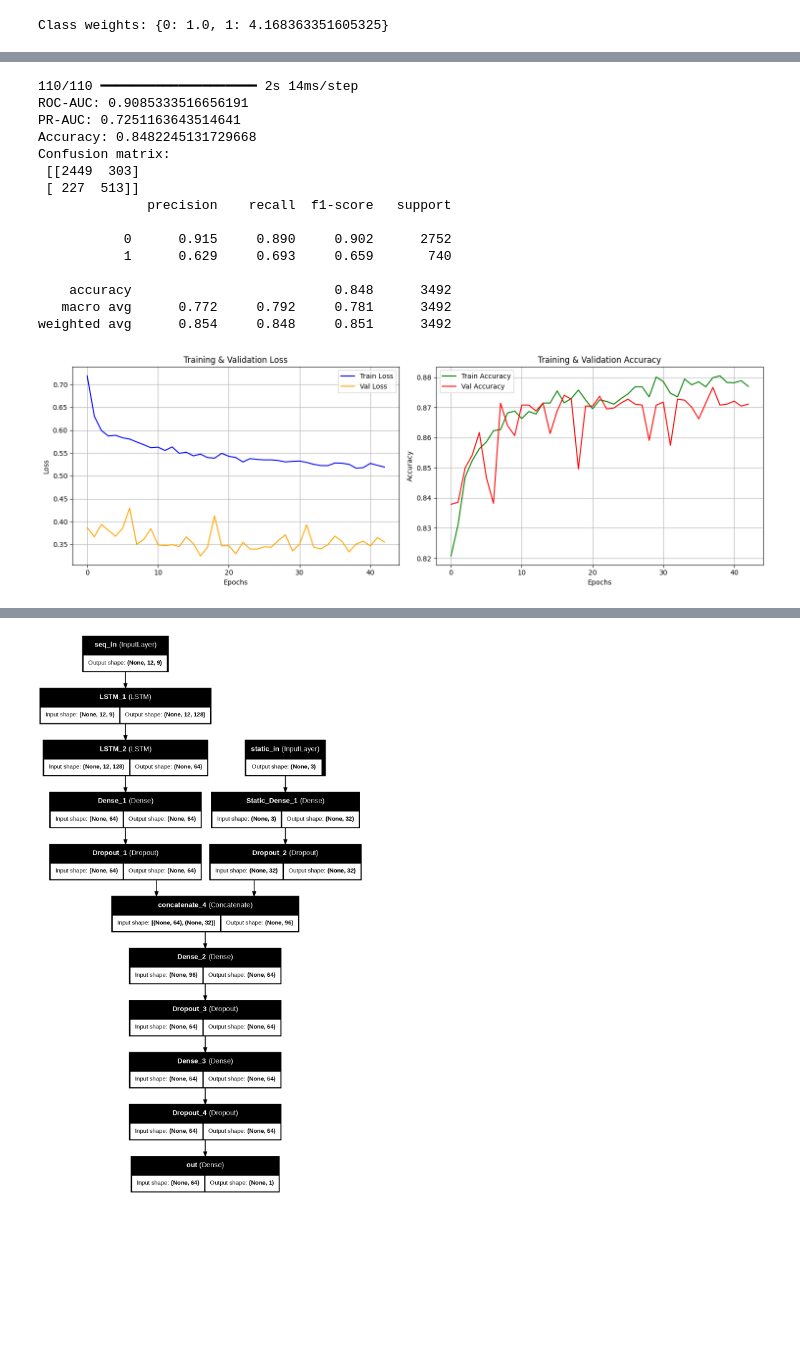
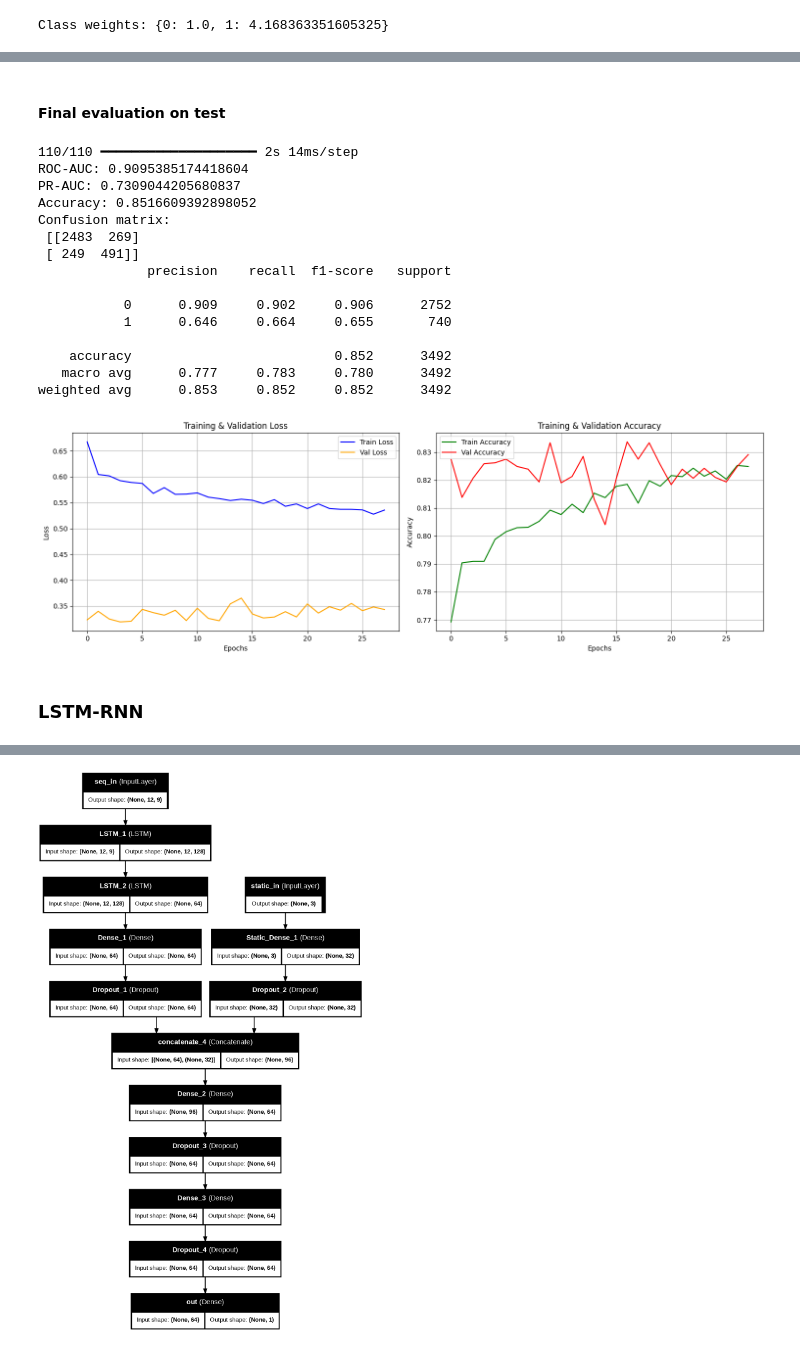
Before and after one commit to IbrahimAllMamun/flood_incidence, a Jupyter notebook: flood_incidence.ipynb, the cells around one changed output, grey strips where cells are left out. Saved outputs shown, nothing was run; the diff lists cells and outputs as text; code cells hidden in the pictures; blank space fills up the shorter version.

```diff
--- a/flood_incidence.ipynb
+++ b/flood_incidence.ipynb
@@ -37,7 +49,3 @@ flood.csv           100%[===================>]   1.98M  --.-KB/s    in 0.1s
-# %%
-RANDOM_STATE = 42
-np.random.seed(RANDOM_STATE)
-tf.random.set_seed(RANDOM_STATE)
 # %%
 df = pd.read_csv('flood.csv')
 df.rename(columns={'Flood?':'Flood'}, inplace=True)
@@ -83,6 +89,3 @@ memory usage: 2.5+ MB
 # %%
 df["Month_sin"] = np.sin(2 * np.pi * (df["Month"] - 1) / 12.0)
 df["Month_cos"] = np.cos(2 * np.pi * (df["Month"] - 1) / 12.0)
-# %%
-df['Time'] = pd.to_datetime(df[['Year', 'Month']].assign(Day=1))
-display(df.head())
@@ -296,0 +302,15 @@ Model: "functional_4"
+# %%
+Ntr, T, F = Xseq_tr_s.shape
+model_GRU, model_LSTM = make_model(
+              n_steps=T,
+              n_seq_feats=F,
+              n_static_feats=Xs_tr_s.shape[1],
+              lstm_units=(128, 64),
+              dense_units=64,
+              dropout=0.3,
+              lr=1e-3,
+              threshold=0.5
+            )
+
+model_GRU.summary()
+model_LSTM.summary()
@@ -309,15 +379,5 @@ Class weights: {0: 1.0, 1: 4.168363351605325}
 # %%
-# -----------------------
-# 8) Train
-# -----------------------
-es = callbacks.EarlyStopping(
-    monitor="val_auc_pr", # Changed monitor to val_accuracy
-    mode="max",
-    patience=10,
-    restore_best_weights=True
-)
-
-history = model.fit(
+history_GRU = model_GRU.fit(
     x=[Xseq_tr_s, Xs_tr_s],
     y=y_train,
     validation_data=([Xseq_val_s, Xs_val_s], y_val),
@@ -361,11 +420,10 @@ Best threshold (F1 on val): 0.67439955
+# %% [markdown]
+#### Final evaluation on test
 # %%
-# -----------------------
-# 10) Final evaluation on test
-# -----------------------
 from sklearn.metrics import accuracy_score
 
 
-test_probs = model.predict([Xseq_te_s, Xs_te_s]).ravel()
+test_probs = model_GRU.predict([Xseq_te_s, Xs_te_s]).ravel()
 test_pred  = (test_probs >= best_thr).astype(int)
 
 print("ROC-AUC:", roc_auc_score(y_test, test_probs))
@@ -375,48 +433,50 @@ print("Confusion matrix:\n", confusion_matrix(y_test, test_pred))
 print(classification_report(y_test, test_pred, digits=3))
 # %% [output]
 110/110 ━━━━━━━━━━━━━━━━━━━━ 2s 14ms/step
-ROC-AUC: 0.9085333516656191
-PR-AUC: 0.7251163643514641
-Accuracy: 0.8482245131729668
+ROC-AUC: 0.9095385174418604
+PR-AUC: 0.7309044205680837
+Accuracy: 0.8516609392898052
 Confusion matrix:
- [[2449  303]
- [ 227  513]]
+ [[2483  269]
+ [ 249  491]]
               precision    recall  f1-score   support
 
-           0      0.915     0.890     0.902      2752
-           1      0.629     0.693     0.659       740
+           0      0.909     0.902     0.906      2752
+           1      0.646     0.664     0.655       740
 
-    accuracy                          0.848      3492
-   macro avg      0.772     0.792     0.781      3492
-weighted avg      0.854     0.848     0.851      3492
+    accuracy                          0.852      3492
+   macro avg      0.777     0.783     0.780      3492
+weighted avg      0.853     0.852     0.852      3492
 # %%
 # -----------------------
 # 9) Plot Training Curves
 # -----------------------
 import matplotlib.pyplot as plt
 
 # Create a figure with 2 subplots (1 row, 2 columns)
 fig, axs = plt.subplots(1, 2, figsize=(15, 5))
 
 # --------- Loss subplot ---------
-axs[0].plot(history.history["loss"], label="Train Loss", color='blue')
-axs[0].plot(history.history["val_loss"], label="Val Loss", color='orange')
+axs[0].plot(history_GRU.history["loss"], label="Train Loss", color='blue')
+axs[0].plot(history_GRU.history["val_loss"], label="Val Loss", color='orange')
 axs[0].set_xlabel("Epochs")
 axs[0].set_ylabel("Loss")
 axs[0].set_title("Training & Validation Loss")
 axs[0].legend()
 axs[0].grid(True)
 
 # --------- Accuracy subplot (if exists) ---------
-axs[1].plot(history.history["accuracy"], label="Train Accuracy", color='green')
-axs[1].plot(history.history["val_accuracy"], label="Val Accuracy", color='red')
+axs[1].plot(history_GRU.history["accuracy"], label="Train Accuracy", color='green')
+axs[1].plot(history_GRU.history["val_accuracy"], label="Val Accuracy", color='red')
 axs[1].set_xlabel("Epochs")
 axs[1].set_ylabel("Accuracy")
 axs[1].set_title("Training & Validation Accuracy")
 axs[1].legend()
 axs[1].grid(True)
 
 plt.tight_layout()
 plt.show()
 # %% [output]
-[figure, old version]
+[figure, new version]
+# %% [markdown]
+### LSTM-RNN
```
Also changed, not shown: parts of 26 cells of this notebook.
